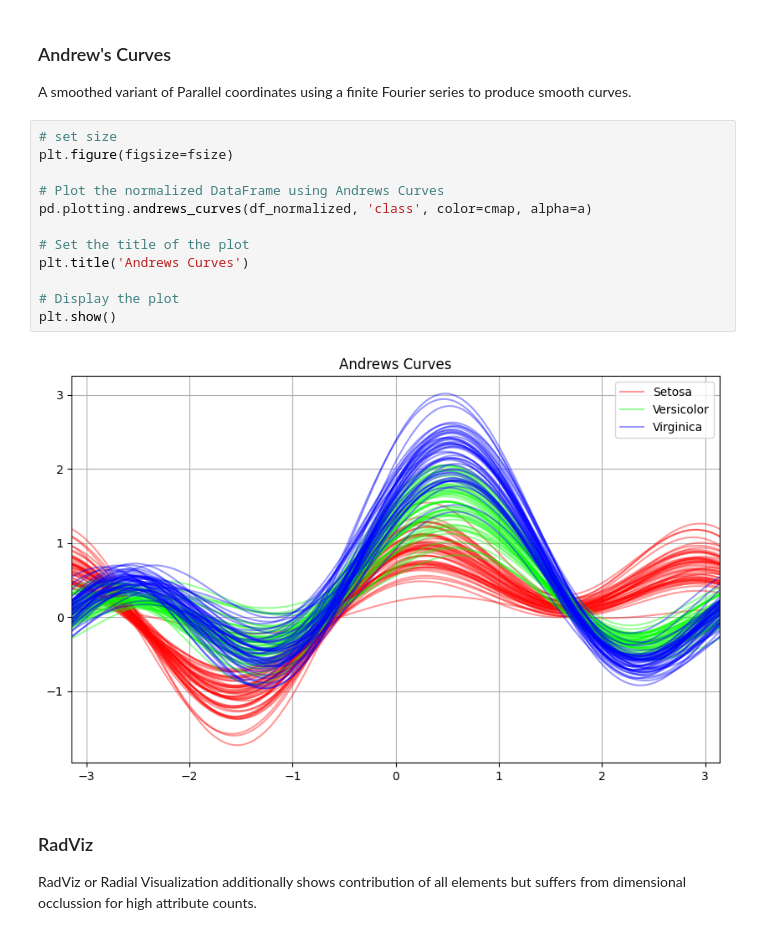
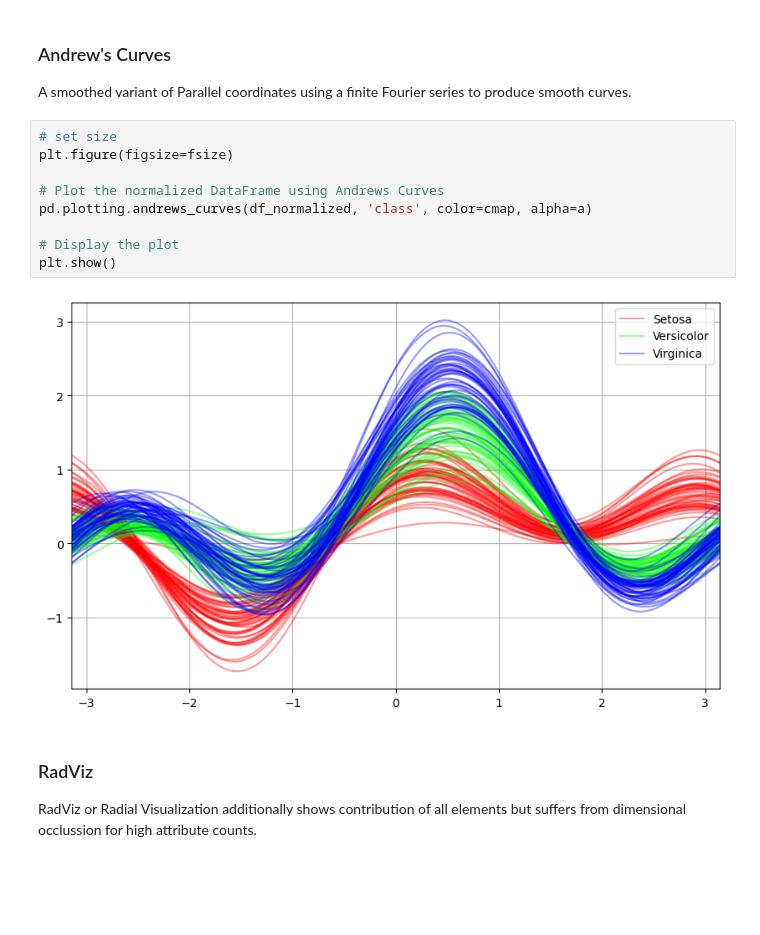
Before and after one commit to AvaAvarai/DataAnalysisNotebook, a Jupyter notebook: notebook.ipynb, the cells around one changed output. Drawn from its saved outputs; the diff is of its cells as text; blank space fills up the shorter version.

```diff
--- a/notebook.ipynb
+++ b/notebook.ipynb
@@ -119,17 +142,14 @@ A smoothed variant of Parallel coordinates using a finite Fourier series to prod
 # %%
 # set size
 plt.figure(figsize=fsize)
 
 # Plot the normalized DataFrame using Andrews Curves
 pd.plotting.andrews_curves(df_normalized, 'class', color=cmap, alpha=a)
 
-# Set the title of the plot
-plt.title('Andrews Curves')
-
 # Display the plot
 plt.show()
 # %% [output]
-[figure, old version]
+[figure, new version]
 # %% [markdown]
 ### RadViz
 
```
Also changed, not shown: parts of 9 cells of this notebook.
